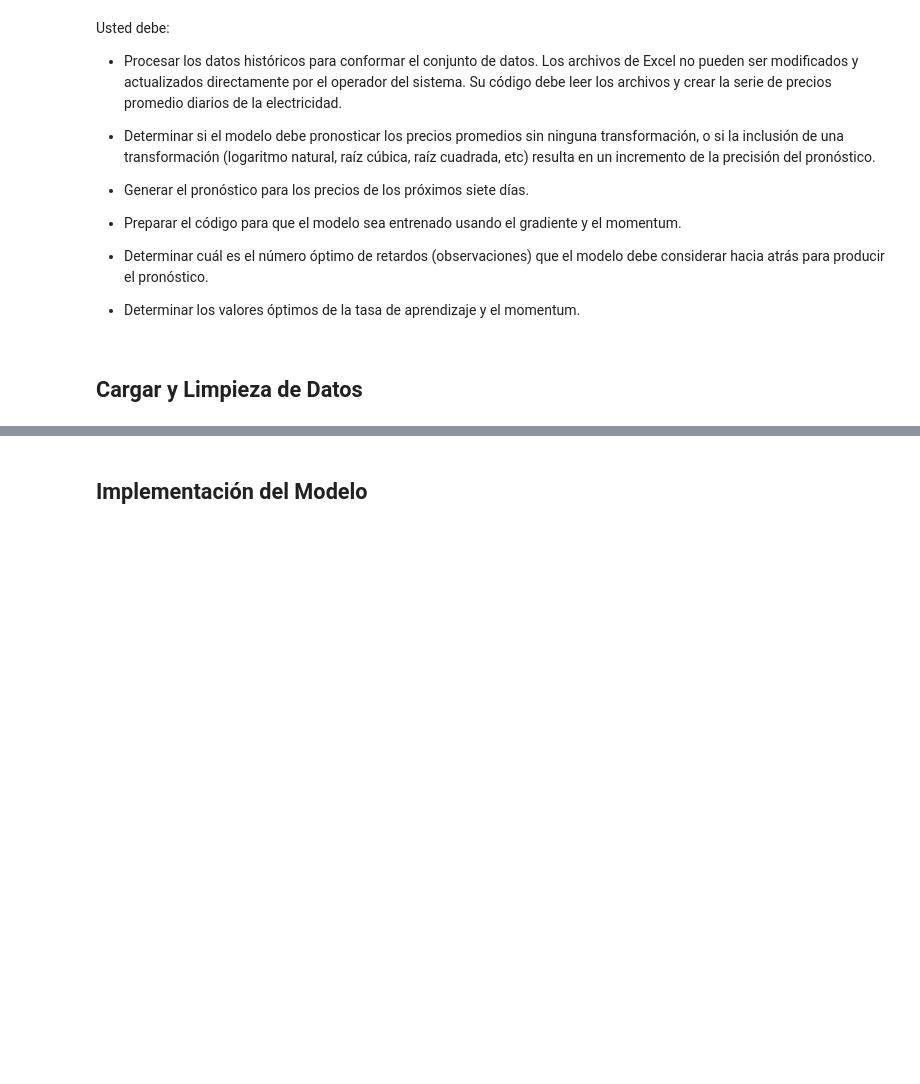
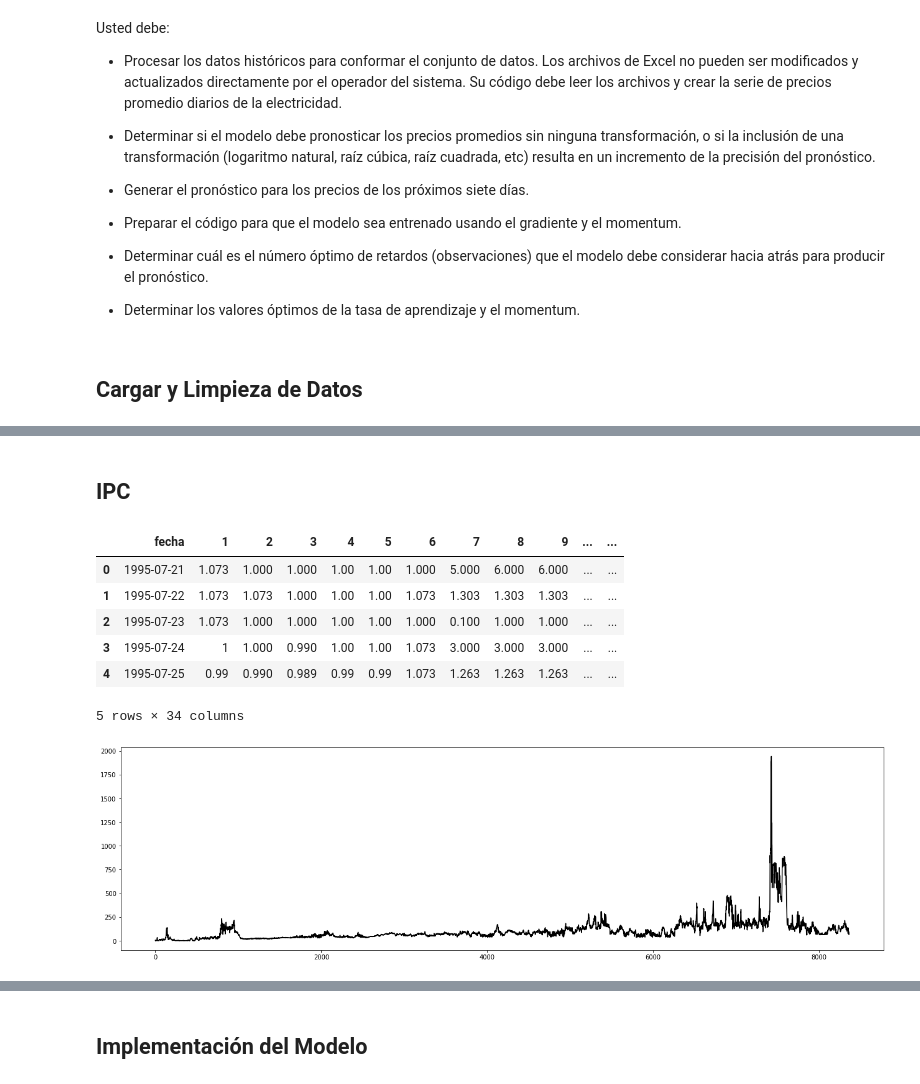
Before and after one commit to ANN-2019-2/evaluacion-Anorpe, a Jupyter notebook: 01-precios.ipynb, the cells around one changed output, grey strips where cells are left out. Drawn from its saved outputs; the diff is of its cells as text; code cells hidden in the pictures; blank space fills up the shorter version.

```diff
--- a/01-precios.ipynb
+++ b/01-precios.ipynb
@@ -112,0 +111,29 @@ data[data['promedio'] == max(data['promedio'])]
+# %% [markdown]
+## IPC
+# %%
+data_ipc = pd.read_excel('datos/ipc.xlsx',names=['fecha','indice','inflacion_anual','inflacion_mensual','inflacion_año_corrido'])
+data_ipc = data_ipc.dropna()
+data_ipc = data_ipc.drop(11)
+data_ipc = data_ipc.sort_values(['fecha'],ascending = True)
+data_ipc = data_ipc.reset_index(drop=True)
+data_ipc['fecha'] = data_ipc['fecha'].astype('str')
+data_ipc['year_month'] = data_ipc['fecha'].astype('int')
+data_ipc = data_ipc.drop(['fecha'],axis=1)
+
+data = pd.merge(data,data_ipc,on='year_month')
+ipc_base = data['indice']
+data['promedio'] = data['promedio']*ipc_base / data['indice']
+data['promedio'] = data['promedio'].astype('int')
+
+plt.figure(figsize=(22,6))
+plt.plot(data['promedio'].values, color='black');
+data.head()
+# %% [output]
+|  | fecha | 1 | 2 | 3 | 4 | 5 | 6 | 7 | 8 | 9 | ... | ... |
+| 0 | 1995-07-21 | 1.073 | 1.000 | 1.000 | 1.00 | 1.00 | 1.000 | 5.000 | 6.000 | 6.000 | ... | ... |
+| 1 | 1995-07-22 | 1.073 | 1.073 | 1.000 | 1.00 | 1.00 | 1.073 | 1.303 | 1.303 | 1.303 | ... | ... |
+| 2 | 1995-07-23 | 1.073 | 1.000 | 1.000 | 1.00 | 1.00 | 1.000 | 0.100 | 1.000 | 1.000 | ... | ... |
+| 3 | 1995-07-24 | 1 | 1.000 | 0.990 | 1.00 | 1.00 | 1.073 | 3.000 | 3.000 | 3.000 | ... | ... |
+| 4 | 1995-07-25 | 0.99 | 0.990 | 0.989 | 0.99 | 0.99 | 1.073 | 1.263 | 1.263 | 1.263 | ... | ... |
+5 rows × 34 columns
+[figure, added]
```
Also changed, not shown: parts of 11 cells of this notebook, 1 other file.
